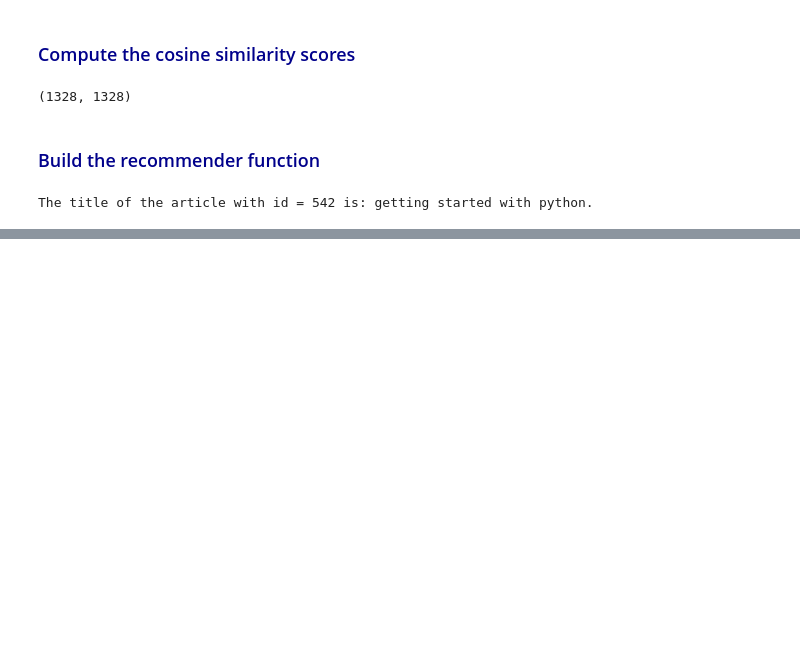
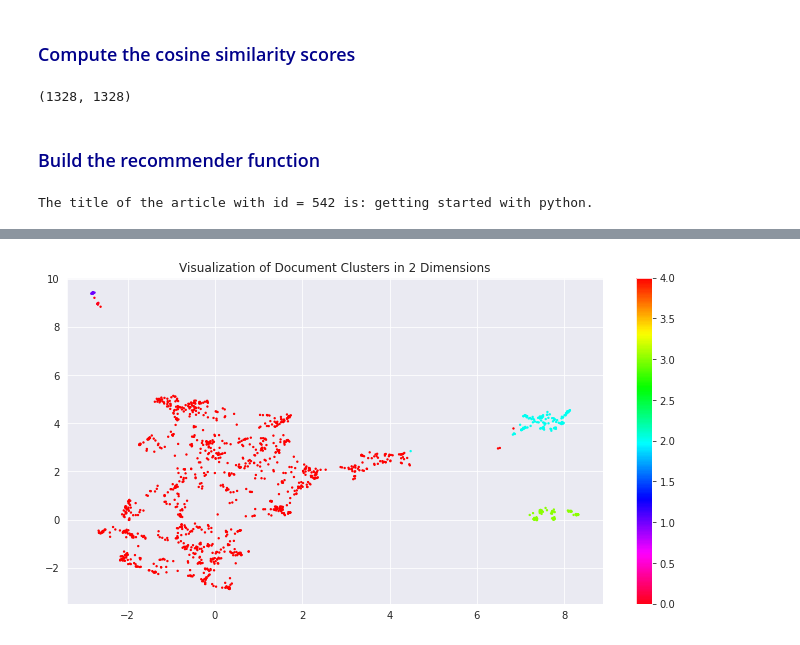
Before and after one commit to SolanaO/Recommendation_Systems, a Jupyter notebook: recommSys_P2_content.ipynb, the cells around one changed output, grey strips where cells are left out. Saved outputs shown, nothing was run; the diff lists cells and outputs as text; code cells hidden in the pictures; blank space fills up the shorter version.

```diff
--- a/recommSys_P2_content.ipynb
+++ b/recommSys_P2_content.ipynb
@@ -829,0 +740,13 @@ plt.show(
+# %%
+import umap
+
+# Reduce the dimensionality of the vectors to 5 while keeping the size of the local neighborhood to 15
+embeddings = umap.UMAP(n_neighbors=15,
+                       n_components=5,
+                       metric='cosine').fit_transform(list(metadata.vectors))
+# %%
+# Add the embeddings to the dataframe
+metadata['umap_embed'] = embeddings.tolist()
+
+# Check the output
+metadata.head(2)
@@ -829,0 +757,31 @@ plt.show(
+# %%
+# Cluster the documents with HDBSCAN
+import hdbscan
+
+cluster = hdbscan.HDBSCAN(min_cluster_size=10,
+                          metric='euclidean',
+                          cluster_selection_method='eom').fit(embeddings)
+# %%
+# Visualize the resulting clusters
+
+# Prepare data by creating a 2-dim embedding for each 768-dim vector
+umap_data = umap.UMAP(
+    n_neighbors=15, n_components=2,
+    min_dist=0.0, metric='cosine').fit_transform(list(metadata.vectors))
+
+result = pd.DataFrame(umap_data, columns=['x', 'y'])
+result['labels'] = cluster.labels_
+
+# Visualize the clusters clusters
+fig, ax = plt.subplots(figsize=(12, 6))
+# Define the outliers and the clusters
+outliers = result.loc[result.labels == -1, :]
+clustered = result.loc[result.labels != -1, :]
+
+#Create the plot
+plt.scatter(outliers.x, outliers.y, color='#BDBDBD', s=1.0),
+plt.scatter(clustered.x, clustered.y, c=clustered.labels, s=1.8, cmap='hsv_r')
+plt.colorbar();
+plt.title('Visualization of Document Clusters in 2 Dimensions');
+# %% [output]
+[figure, added]
```
Also changed, not shown: parts of 116 cells of this notebook, 3 other files.
